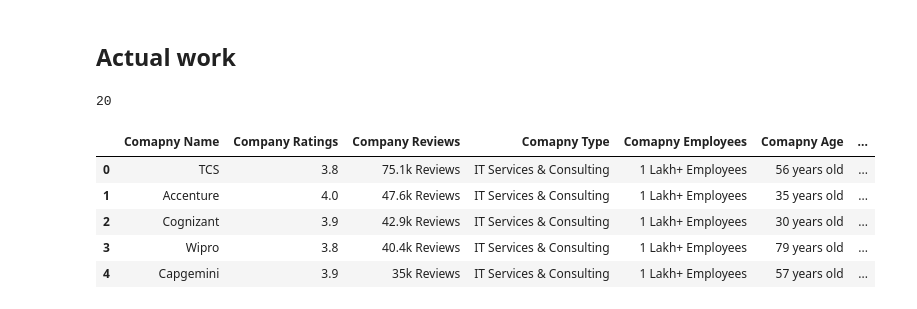
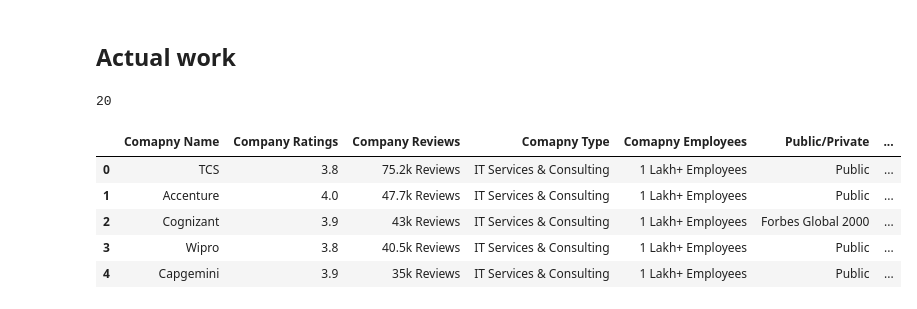
Before and after one commit to Jamal811/Data-Science, a Jupyter notebook: Linkedin-roadmap/Data Analusis Process/Web-Scraping/scraping.ipynb, the cells around one changed output. Cells and saved outputs as stored; diff of their text form; code cells hidden in the pictures.

```diff
--- a/Data Analysis Process-Linkedin-roadmap/Web-Scraping/scraping.ipynb
+++ b/Linkedin-roadmap/Data Analusis Process/Web-Scraping/scraping.ipynb
@@ -91,39 +95,39 @@ for i in company:    # for every div in webpage
     company_name.append(i.find('h2').text.strip())
     company_ratings.append(i.find('span', class_='companyCardWrapper__companyRatingValue').text.strip())
     company_reviews.append(i.find('a', class_='companyCardWrapper__ActionWrapper').text.strip())
 
     inter_linkings = i.find_all('span', class_='companyCardWrapper__interLinking')
     info_string = inter_linkings[0].text.strip()  # Extract the information string
 
     # Split the information string into parts based on '|'
     parts = info_string.split('|')
 
     # Extract and append the relevant information if there are enough parts
     if len(parts) >= 5:
         ctype.append(parts[0].strip())  # Company type
         employees.append(parts[1].strip())  # Number of employees
         pp.append(parts[2].strip())  # Company typw -private/public
         age.append(parts[3].strip())  # Age of the company
         c_origin.append(parts[4].strip())  # Company origin
 
     else:
         ctype.append("")  # If information string doesn't have enough parts, append empty strings
         employees.append("")
         pp.append("")
         age.append("")
         c_origin.append("")
 
 
-d = {'Comapny Name': company_name, 'Company Ratings': company_ratings, 'Company Reviews': company_reviews, 'Comapny Type': ctype, 'Comapny Employees': employees, 'Comapny Age': age, 'Comapny Origin': c_origin}
+d = {'Comapny Name': company_name, 'Company Ratings': company_ratings, 'Company Reviews': company_reviews, 'Comapny Type': ctype, 'Comapny Employees': employees, 'Public/Private': pp, 'Comapny Age': age, 'Comapny Origin': c_origin}
 
 df = pd.DataFrame(d).head()
 df
 # %% [output]
-|  | Comapny Name | Company Ratings | Company Reviews | Comapny Type | Comapny Employees | Comapny Age | ... |
-| 0 | TCS | 3.8 | 75.1k Reviews | IT Services & Consulting | 1 Lakh+ Employees | 56 years old | ... |
-| 1 | Accenture | 4.0 | 47.6k Reviews | IT Services & Consulting | 1 Lakh+ Employees | 35 years old | ... |
-| 2 | Cognizant | 3.9 | 42.9k Reviews | IT Services & Consulting | 1 Lakh+ Employees | 30 years old | ... |
-| 3 | Wipro | 3.8 | 40.4k Reviews | IT Services & Consulting | 1 Lakh+ Employees | 79 years old | ... |
-| 4 | Capgemini | 3.9 | 35k Reviews | IT Services & Consulting | 1 Lakh+ Employees | 57 years old | ... |
+|  | Comapny Name | Company Ratings | Company Reviews | Comapny Type | Comapny Employees | Public/Private | ... |
+| 0 | TCS | 3.8 | 75.2k Reviews | IT Services & Consulting | 1 Lakh+ Employees | Public | ... |
+| 1 | Accenture | 4.0 | 47.7k Reviews | IT Services & Consulting | 1 Lakh+ Employees | Public | ... |
+| 2 | Cognizant | 3.9 | 43k Reviews | IT Services & Consulting | 1 Lakh+ Employees | Forbes Global 2000 | ... |
+| 3 | Wipro | 3.8 | 40.5k Reviews | IT Services & Consulting | 1 Lakh+ Employees | Public | ... |
+| 4 | Capgemini | 3.9 | 35k Reviews | IT Services & Consulting | 1 Lakh+ Employees | Public | ... |
 # %%
 final = pd.DataFrame()
```
Also changed, not shown: parts of 5 cells of this notebook, 3 other files.
